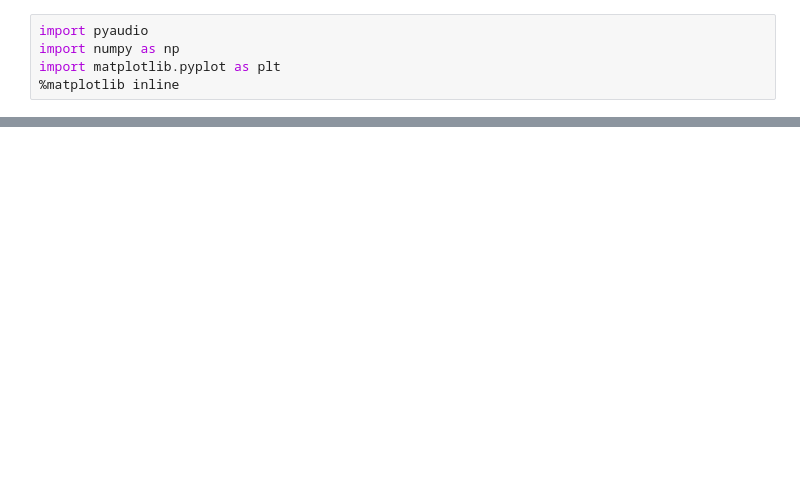
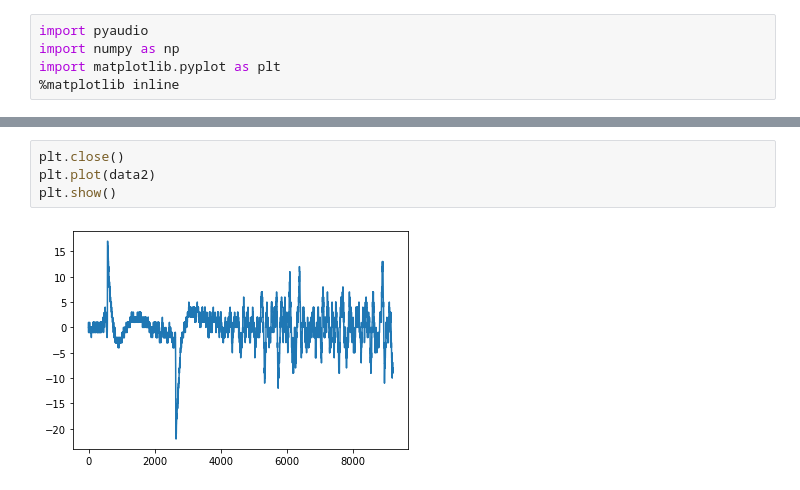
Before and after one commit to Arefe-Masnouie/voice_processing, a Jupyter notebook: voice-rec.ipynb, the cells around one changed output, grey strips where cells are left out. Drawn from its saved outputs; the diff is of its cells as text; blank space fills up the shorter version.

```diff
--- a/voice-rec.ipynb
+++ b/voice-rec.ipynb
@@ -41,0 +32,6 @@ plt.show()
+# %%
+plt.close()
+plt.plot(data2)
+plt.show()
+# %% [output]
+[figure, added]
```
Also changed, not shown: parts of 8 cells of this notebook.
